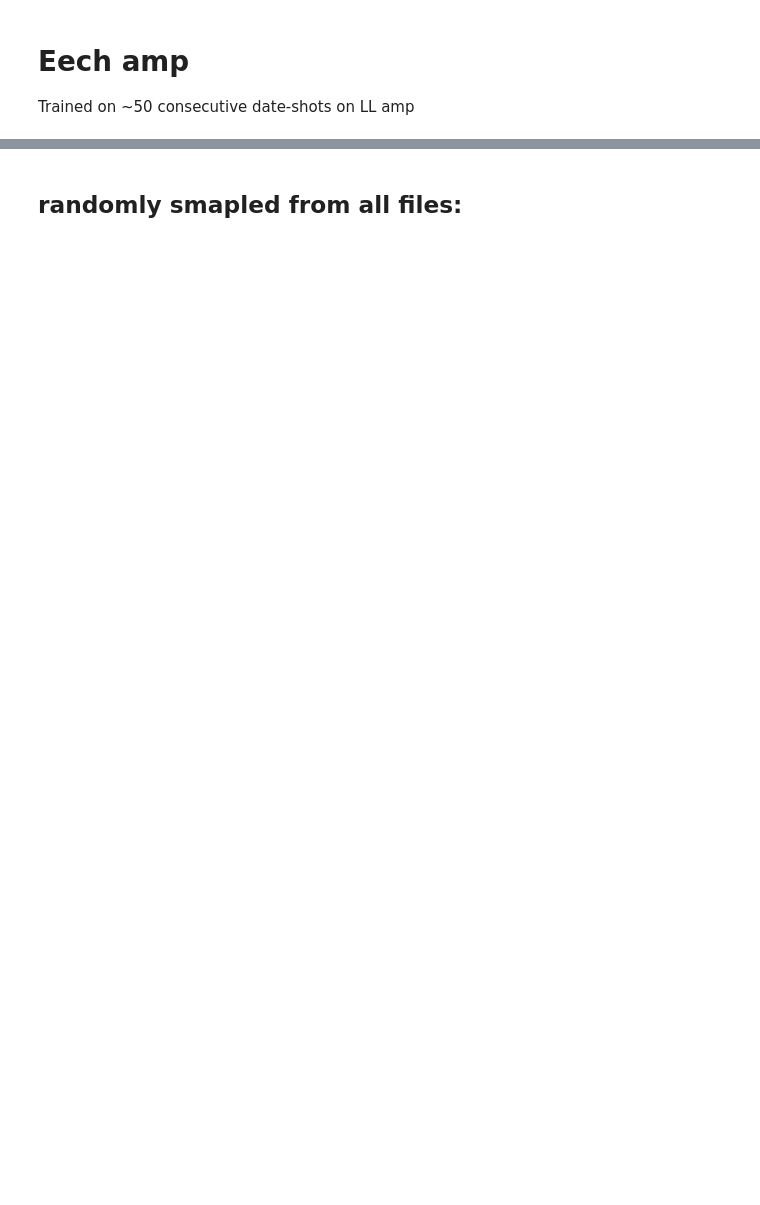
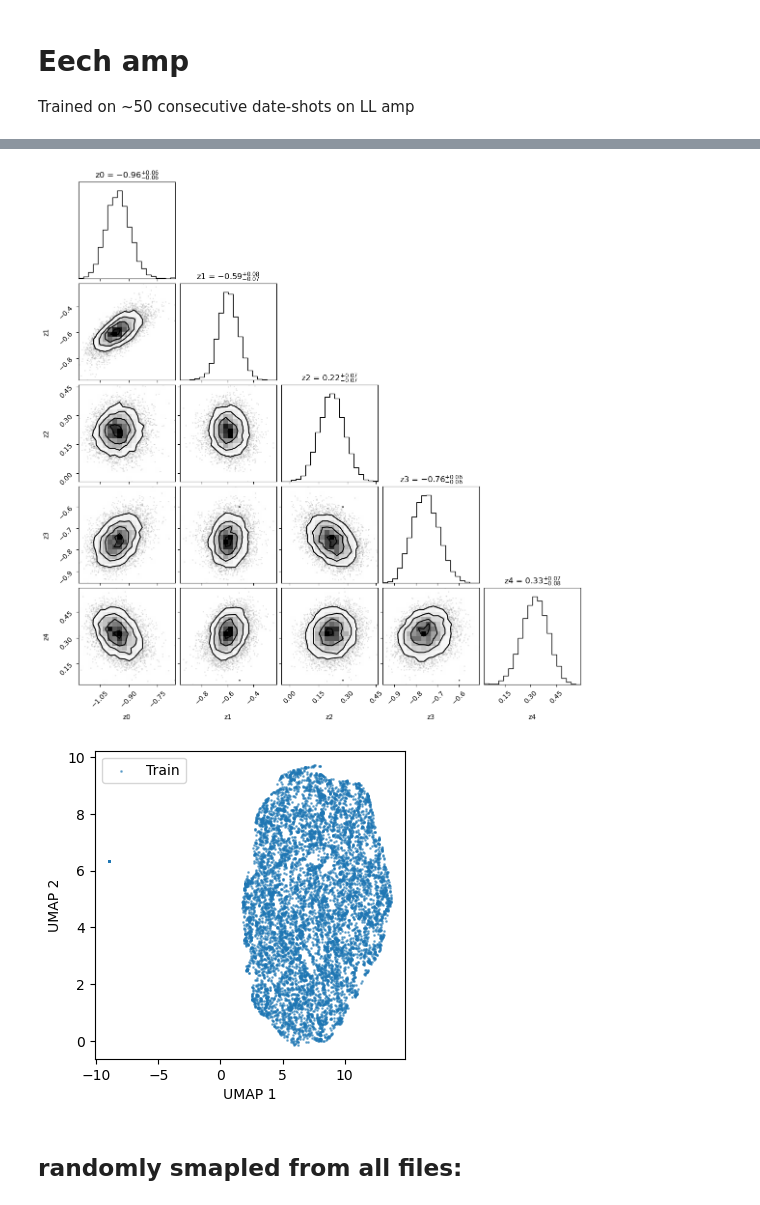
Before and after one commit to qezlou/hetdex_res, a Jupyter notebook: notebooks/spender/each_amp.ipynb, the cells around one changed output, grey strips where cells are left out. Saved outputs shown, nothing was run; the diff lists cells and outputs as text; code cells hidden in the pictures; blank space fills up the shorter version.

```diff
--- a/notebooks/spender/each_amp.ipynb
+++ b/notebooks/spender/each_amp.ipynb
@@ -38,2 +23,8 @@ array([[0.40807511, 0.38051785],
+# %%
+spender_plot.plot_latent_corner()
+spender_plot.plot_latent_umap()
+# %% [output]
+[figure, added]
+[figure, added]
 # %% [markdown]
 ## randomly smapled from all files:
```
Also changed, not shown: parts of 3 cells of this notebook, 1 other file.
